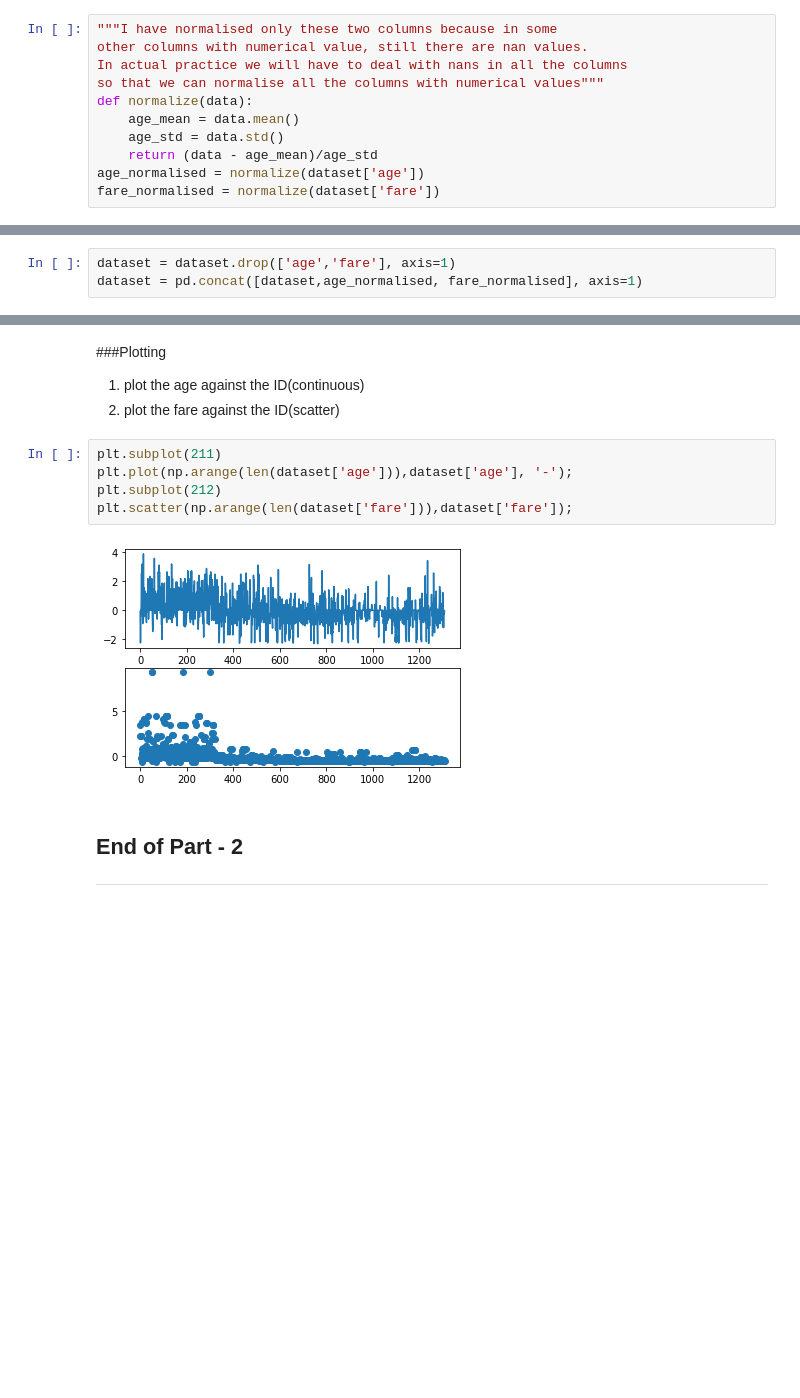
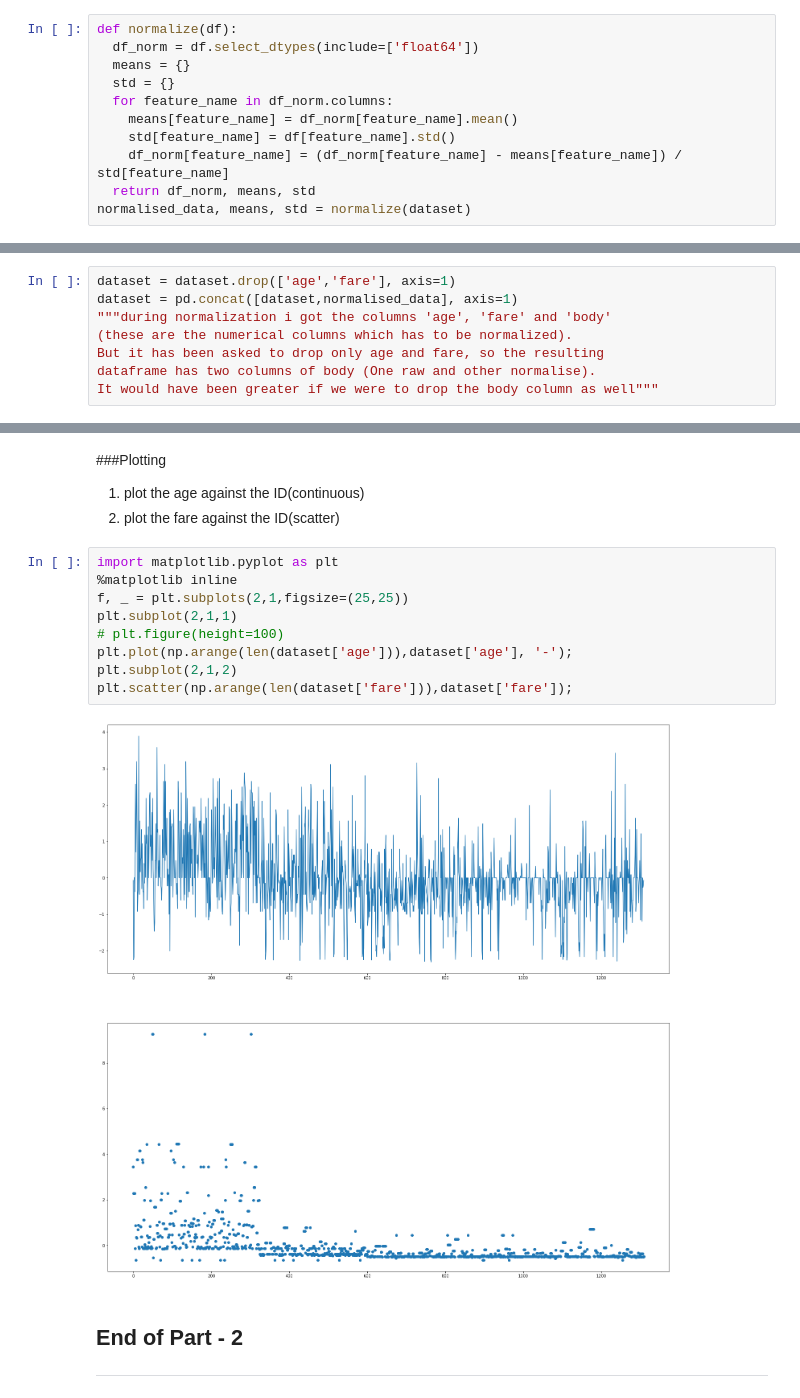
Before and after one commit to chindimaga/SHALA2020, a Jupyter notebook: Assignment_1_DS.ipynb, the cells around one changed output, grey strips where cells are left out. Cells and saved outputs as stored; diff of their text form; blank space fills up the shorter version.

```diff
--- a/Assignment_1_DS.ipynb
+++ b/Assignment_1_DS.ipynb
@@ -354,14 +336,14 @@ dataset['fare'] = dataset['fare'].fillna(dataset['fare'].mean())
 
 
 ---
-# %%
-"""I have normalised only these two columns because in some
-other columns with numerical value, still there are nan values.
-In actual practice we will have to deal with nans in all the columns
-so that we can normalise all the columns with numerical values"""
-def normalize(data):
-    age_mean = data.mean()
-    age_std = data.std()
-    return (data - age_mean)/age_std
-age_normalised = normalize(dataset['age'])
-fare_normalised = normalize(dataset['fare'])
+# %%
+def normalize(df):
+  df_norm = df.select_dtypes(include=['float64'])
+  means = {}
+  std = {}
+  for feature_name in df_norm.columns:
+    means[feature_name] = df_norm[feature_name].mean()
+    std[feature_name] = df[feature_name].std()
+    df_norm[feature_name] = (df_norm[feature_name] - means[feature_name]) / std[feature_name]
+  return df_norm, means, std
+normalised_data, means, std = normalize(dataset)
@@ -375,6 +362,11 @@ fare_normalised = normalize(dataset['fare'])
 
 
 ---
-# %%
-dataset = dataset.drop(['age','fare'], axis=1)
-dataset = pd.concat([dataset,age_normalised, fare_normalised], axis=1)
+# %%
+dataset = dataset.drop(['age','fare'], axis=1)
+dataset = pd.concat([dataset,normalised_data], axis=1)
+"""during normalization i got the columns 'age', 'fare' and 'body'
+(these are the numerical columns which has to be normalized).
+But it has been asked to drop only age and fare, so the resulting
+dataframe has two columns of body (One raw and other normalise).
+It would have been greater if we were to drop the body column as well"""
@@ -383,12 +377,16 @@ dataset = pd.concat([dataset,age_normalised, fare_normalised], axis=1)
 1. plot the age against the ID(continuous)
 2. plot the fare against the ID(scatter)
 # %%
-plt.subplot(211)
+import matplotlib.pyplot as plt
+%matplotlib inline
+f, _ = plt.subplots(2,1,figsize=(25,25))
+plt.subplot(2,1,1)
+# plt.figure(height=100)
 plt.plot(np.arange(len(dataset['age'])),dataset['age'], '-');
-plt.subplot(212)
+plt.subplot(2,1,2)
 plt.scatter(np.arange(len(dataset['fare'])),dataset['fare']);
 # %% [output]
-[figure, old version]
+[figure, new version]
 # %% [markdown]
 ## End of Part - 2
 ---
```
Also changed, not shown: parts of 5 cells of this notebook.
